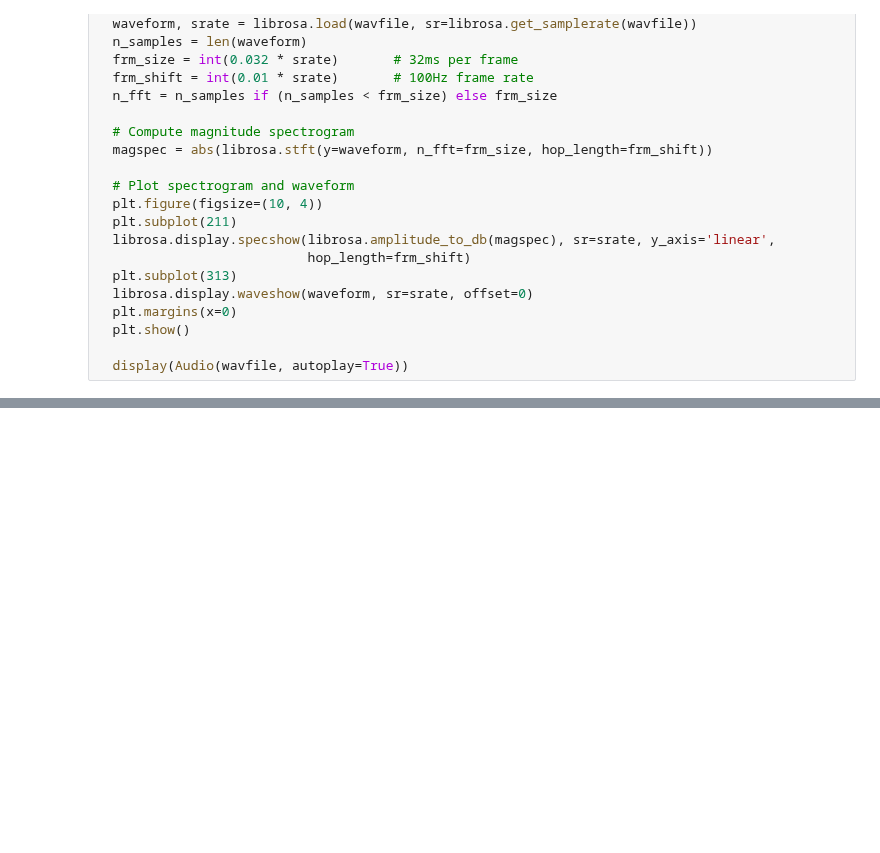
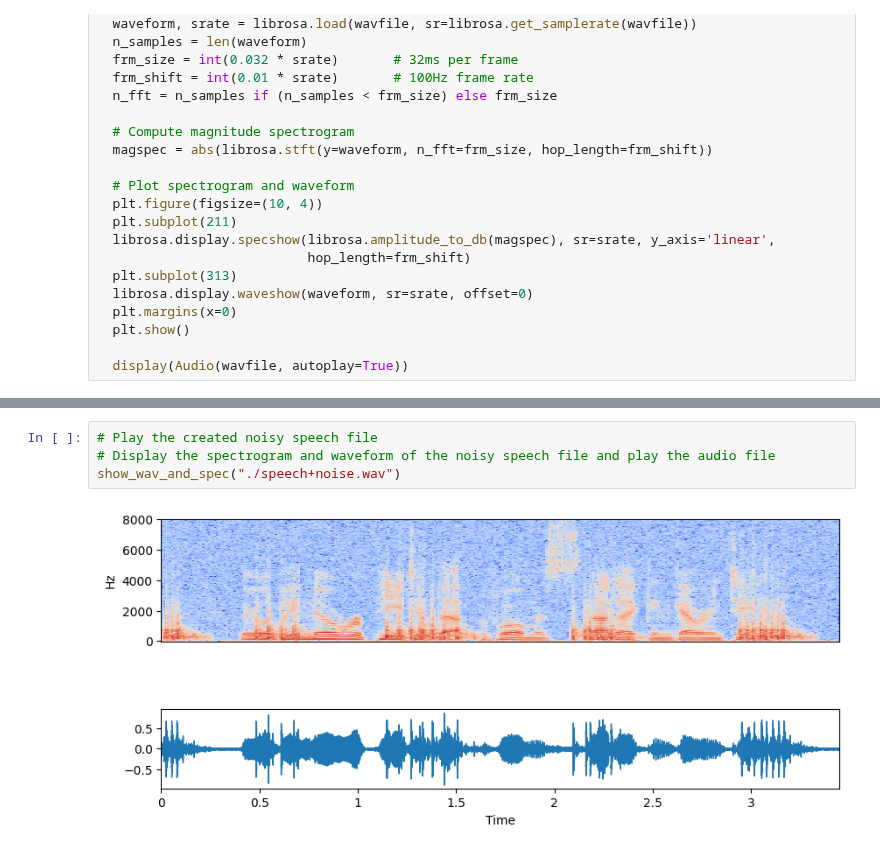
Before and after one commit to enmwmak/Teaching, a Jupyter notebook: EIE558/lab/2025/SB_speech_enhancement.ipynb, the cells around one changed output, grey strips where cells are left out. Drawn from its saved outputs; the diff is of its cells as text; blank space fills up the shorter version.

```diff
--- a/EIE558/lab/2025/SB_speech_enhancement.ipynb
+++ b/EIE558/lab/2025/SB_speech_enhancement.ipynb
@@ -130,0 +184,6 @@ show_wav_and_spec("../../../enhanced2.wav")
+# %%
+# Play the created noisy speech file
+# Display the spectrogram and waveform of the noisy speech file and play the audio file
+show_wav_and_spec("./speech+noise.wav")
+# %% [output]
+[figure, added]
```
Also changed, not shown: parts of 13 cells of this notebook.
